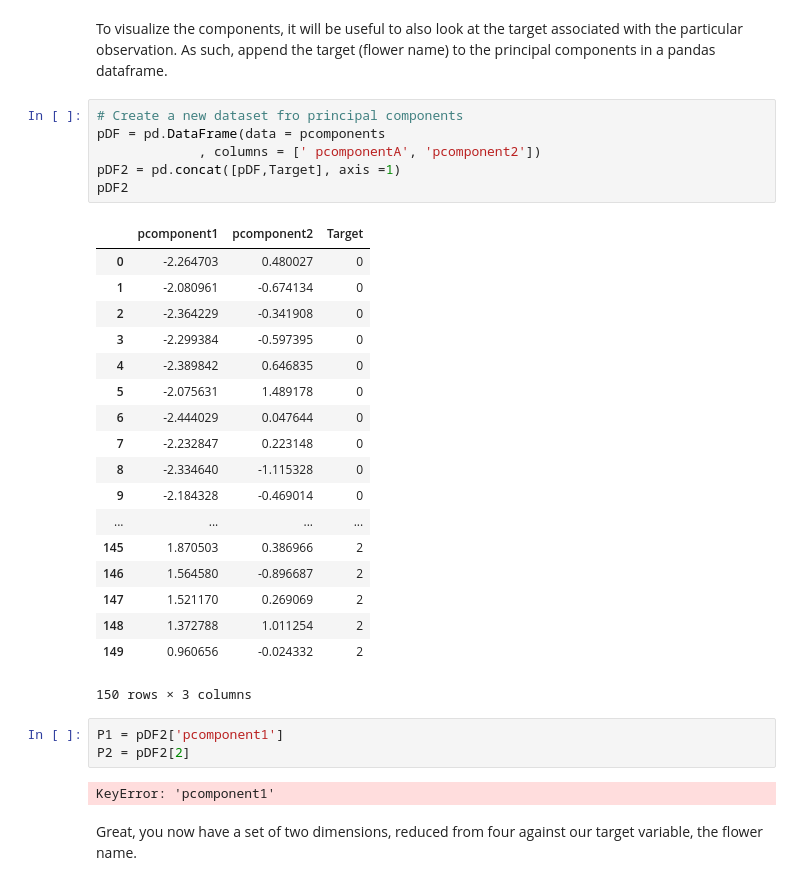
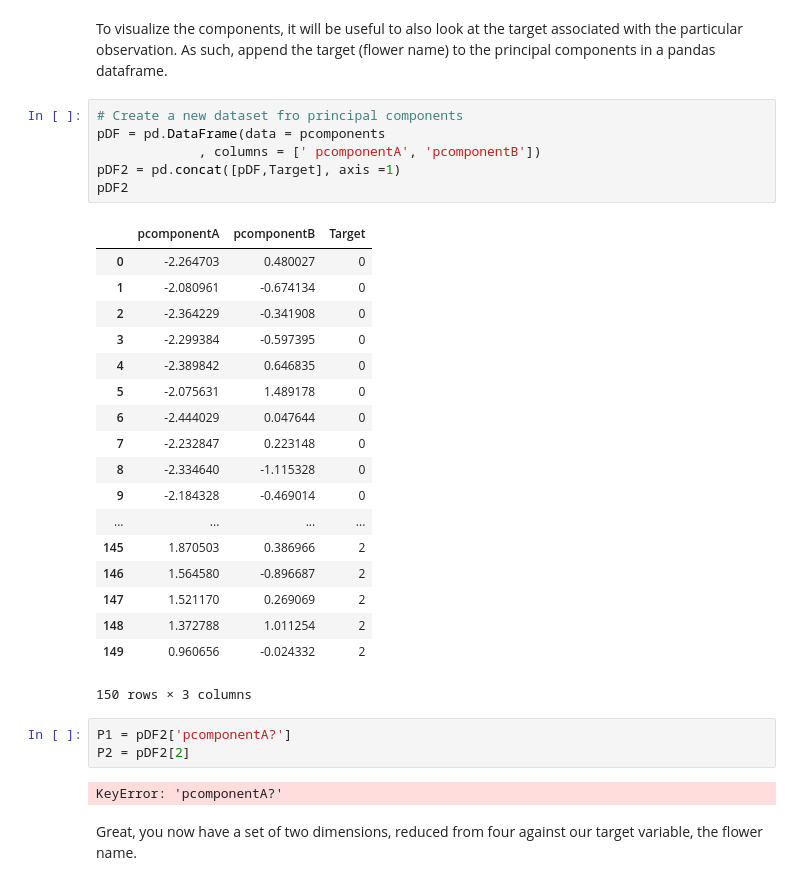
Before and after one commit to klemma14/dsc-pca-in-scikitlearn-lab-nyc-ds-career-042219, a Jupyter notebook: index.ipynb, the cells around one changed output. Saved outputs shown, nothing was run; the diff lists cells and outputs as text.

```diff
--- a/index.ipynb
+++ b/index.ipynb
@@ -94,11 +94,11 @@ As such, append the target (flower name) to the principal components in a pandas
 # %%
 # Create a new dataset fro principal components
 pDF = pd.DataFrame(data = pcomponents
-             , columns = [' pcomponentA', 'pcomponent2'])
+             , columns = [' pcomponentA', 'pcomponentB'])
 pDF2 = pd.concat([pDF,Target], axis =1)
 pDF2
 # %% [output]
-|  | pcomponent1 | pcomponent2 | Target |
+|  | pcomponentA | pcomponentB | Target |
 | 0 | -2.264703 | 0.480027 | 0 |
 | 1 | -2.080961 | -0.674134 | 0 |
 | 2 | -2.364229 | -0.341908 | 0 |
@@ -117,10 +117,10 @@ pDF2
 | 149 | 0.960656 | -0.024332 | 2 |
 150 rows × 3 columns
 # %%
-P1 = pDF2['pcomponent1']
+P1 = pDF2['pcomponentA?']
 P2 = pDF2[2]
 # %% [output]
-KeyError: 'pcomponent1'
+KeyError: 'pcomponentA?'
 # %% [markdown]
 Great, you now have a set of two dimensions, reduced from four against our target variable, the flower name.
 # %% [markdown]
```
